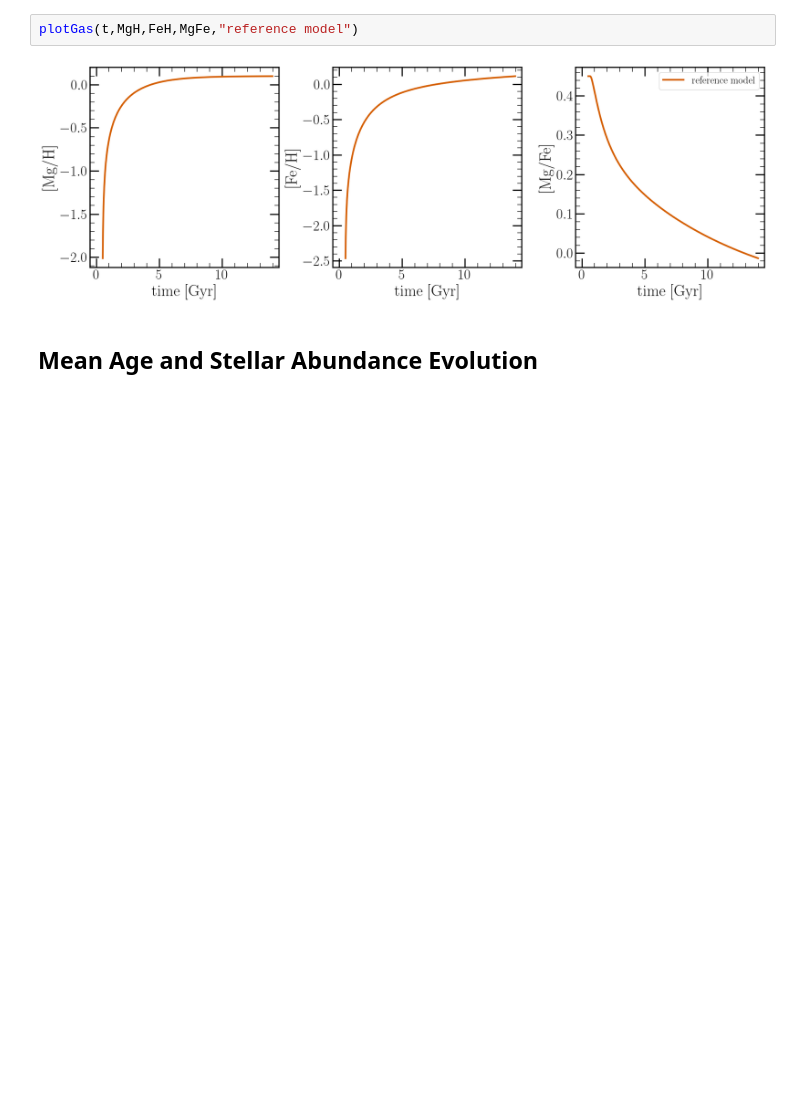
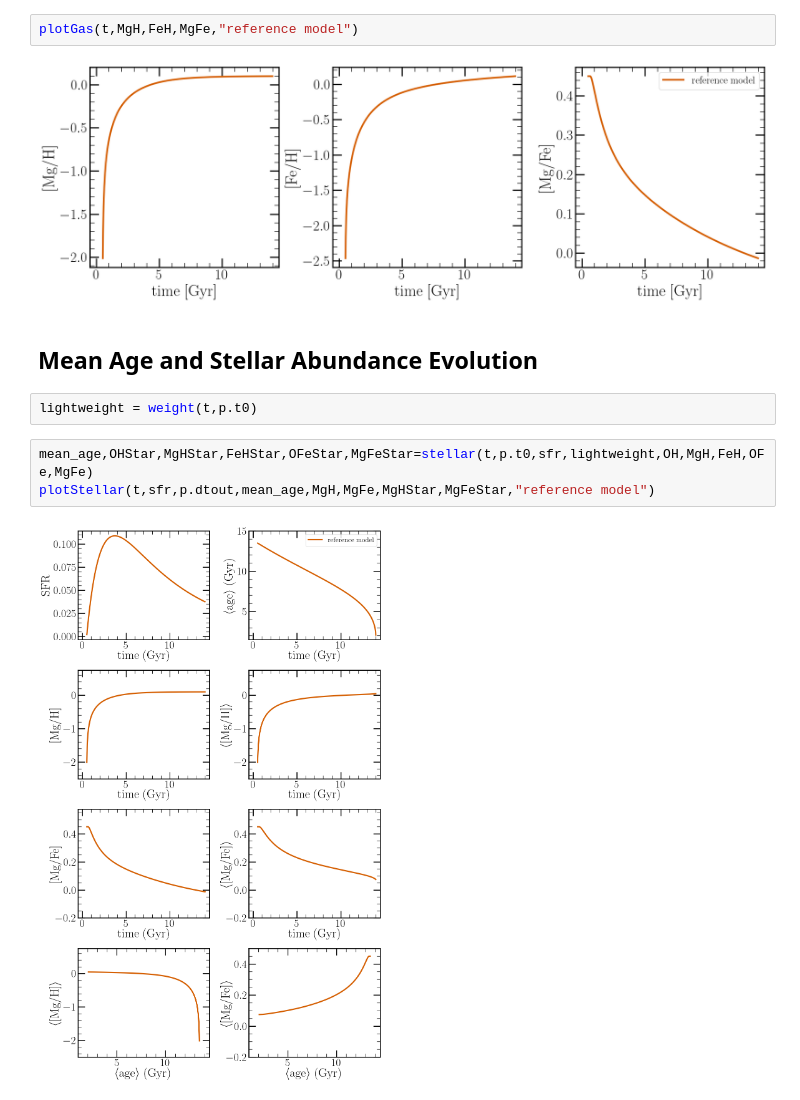
Before and after one commit to nmgountanis/fanCE, a Jupyter notebook: fance_tutorial.ipynb, the cells around one changed output. Drawn from its saved outputs; the diff is of its cells as text; blank space fills up the shorter version.

```diff
--- a/fance_tutorial.ipynb
+++ b/fance_tutorial.ipynb
@@ -33,5 +33,12 @@ We can plot [Mg/H], [Fe/H], and [Mg/Fe] versus time using <span style="backgroun
 plotGas(t,MgH,FeH,MgFe,"reference model")
 # %% [output]
 [figure]
-# %% [markdown]
-## Mean Age and Stellar Abundance Evolution
+# %% [markdown]
+## Mean Age and Stellar Abundance Evolution
+# %%
+lightweight = weight(t,p.t0)
+# %%
+mean_age,OHStar,MgHStar,FeHStar,OFeStar,MgFeStar=stellar(t,p.t0,sfr,lightweight,OH,MgH,FeH,OFe,MgFe)
+plotStellar(t,sfr,p.dtout,mean_age,MgH,MgFe,MgHStar,MgFeStar,"reference model")
+# %% [output]
+[figure, added]
```
Also changed, not shown: parts of 3 cells of this notebook.
